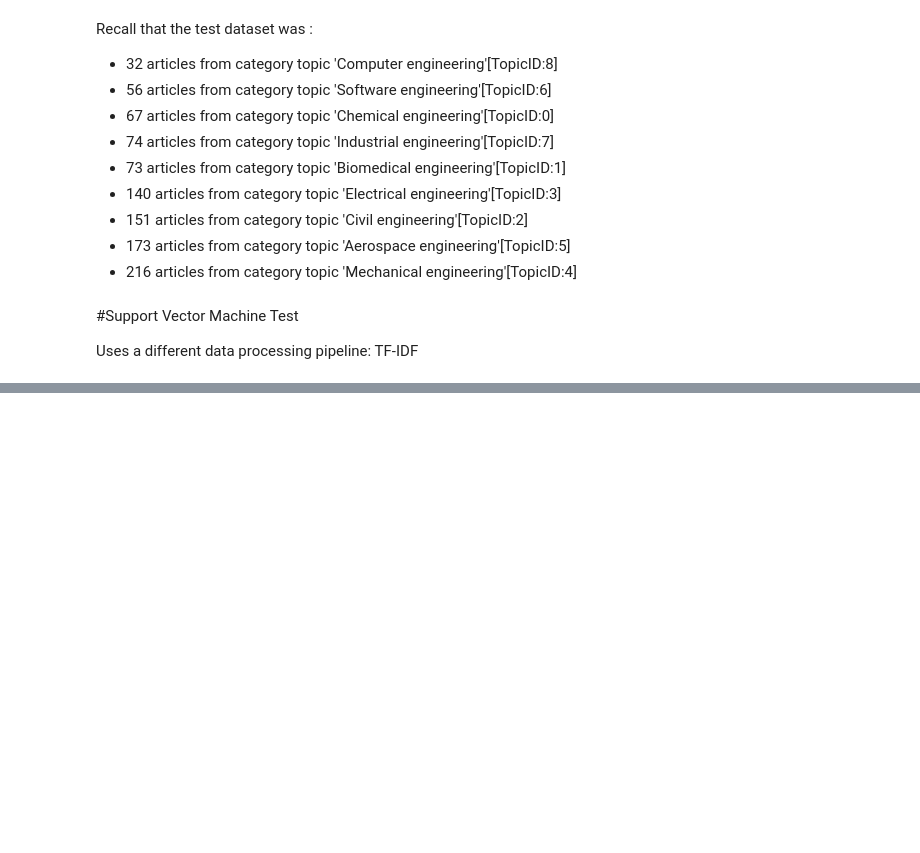
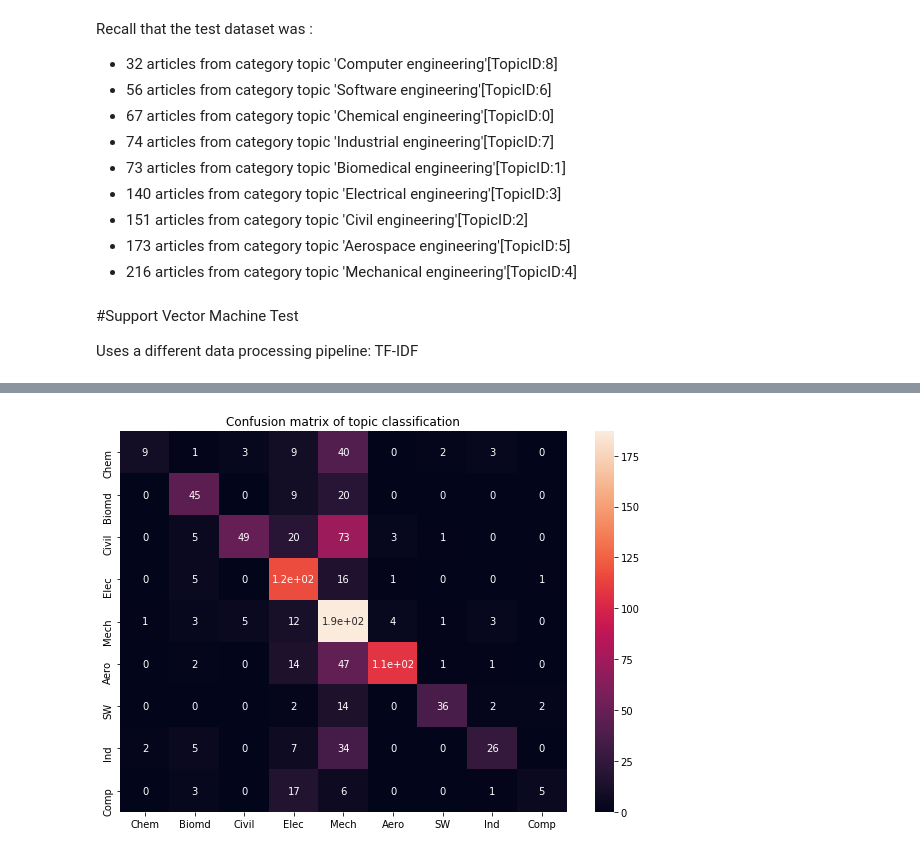
Before and after one commit to andresC98/One-Shot-DocClassifier, a Jupyter notebook: Notebooks/Topic_Classification_using_Topic_Definitions_Baseline.ipynb, the cells around one changed output, grey strips where cells are left out. Saved outputs shown, nothing was run; the diff lists cells and outputs as text; code cells hidden in the pictures; blank space fills up the shorter version.

Commit message:
Updated notebook example with NaiveBayes algorithm test

```diff
--- a/Notebooks/Topic_Classification_using_Topic_Definitions_Baseline.ipynb
+++ b/Notebooks/Topic_Classification_using_Topic_Definitions_Baseline.ipynb
@@ -391,0 +409,31 @@ doc_utils.plotConfMatrix(y_test, svm_predictions, model="SVM")
+# %%
+x_train, y_train, x_test, y_test = doc_utils.processClassifierData(topic_defs, test_raw_data)
+# %%
+n_runs = 30
+mean_acc = 0
+max_acc = 0
+
+acc_list = []
+best_NB = None
+
+print("Executing",n_runs,"runs of Multinomial NaiveBayes classifiers...")
+
+for i in tqdm(range(n_runs)):
+
+    text_clf_NB = Pipeline([('vect', CountVectorizer()),
+                            ('tfidf', TfidfTransformer()),
+                            ('clf-NB', MultinomialNB()),
+                            ])
+
+    _ = text_clf_NB.fit(x_train, y_train)
+
+    predicted_NB = text_clf_NB.predict(x_test)
+    classification_accuracy = np.mean(predicted_NB == y_test)
+
+    acc_list.append(classification_accuracy)
+
+    if classification_accuracy >= max(acc_list):
+        best_NB = text_clf_NB
+
+print("Resulting Average accuracy:",np.mean(acc_list))
+print("Best accuracy:", max(acc_list))
@@ -391,0 +445,7 @@ doc_utils.plotConfMatrix(y_test, svm_predictions, model="SVM")
+# %%
+NB_predictions = best_NB.predict(x_test)
+
+#This one has "preference" towards Mech. engineering. Curious
+doc_utils.plotConfMatrix(y_test, NB_predictions, model="NB")
+# %% [output]
+[figure, added]
```
Also changed, not shown: parts of 21 cells of this notebook.
